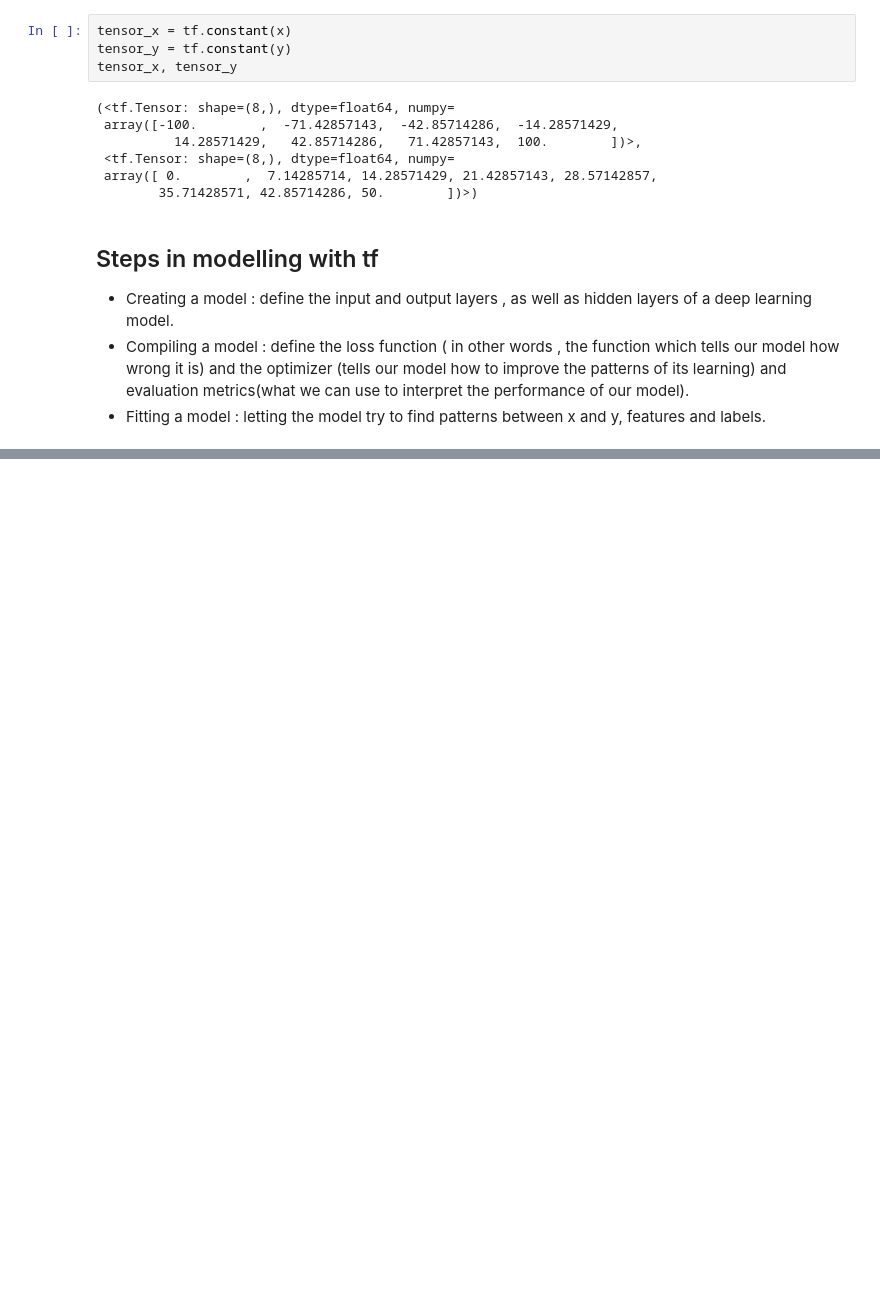
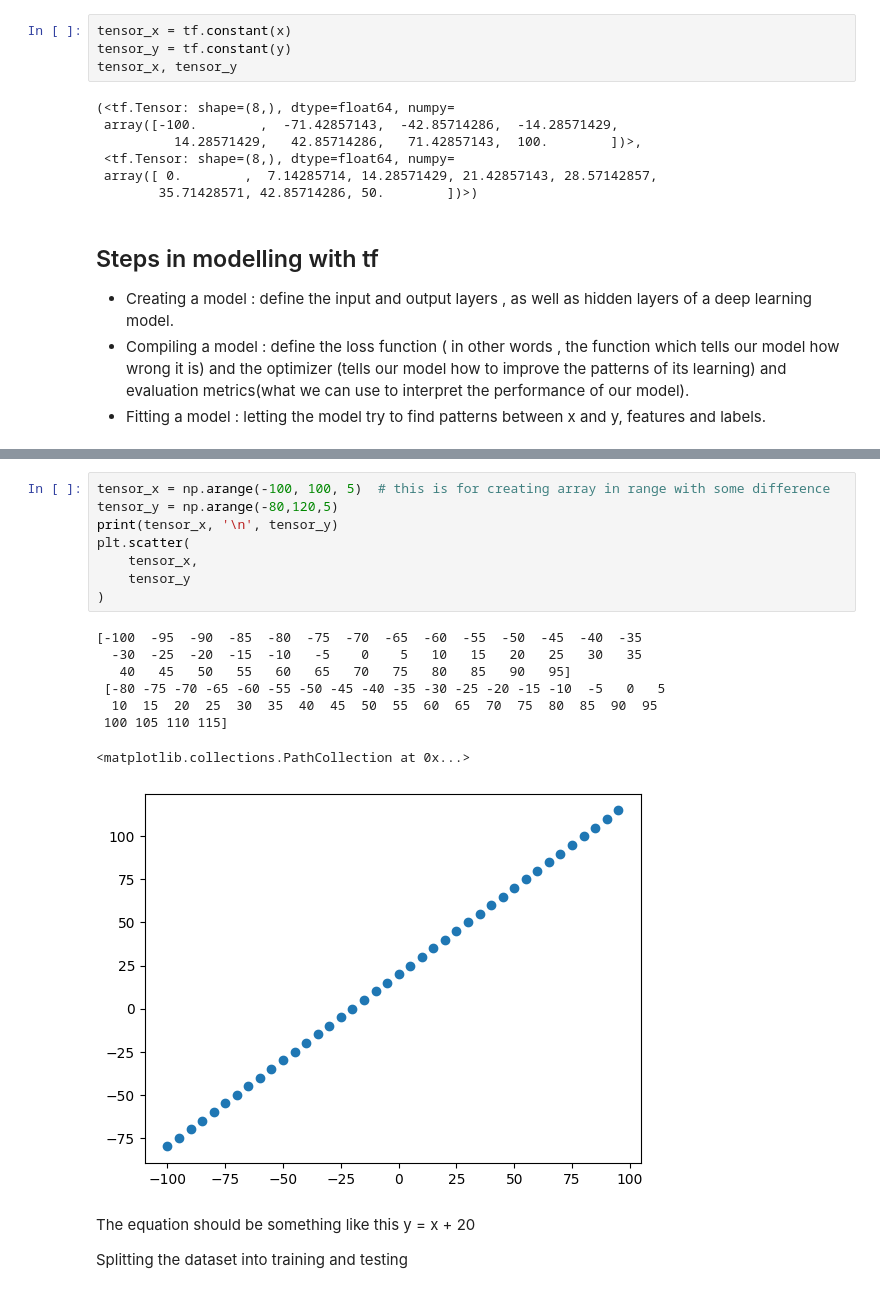
Before and after one commit to krahul2024/machine-learning, a Jupyter notebook: tensors/tensors_two.ipynb, the cells around one changed output, grey strips where cells are left out. Saved outputs shown, nothing was run; the diff lists cells and outputs as text; blank space fills up the shorter version.

```diff
--- a/tensors/tensors_two.ipynb
+++ b/tensors/tensors_two.ipynb
@@ -51,0 +108,22 @@ tensor_x, tensor_y
+# %%
+tensor_x = np.arange(-100, 100, 5)  # this is for creating array in range with some difference
+tensor_y = np.arange(-80,120,5)
+print(tensor_x, '\n', tensor_y)
+plt.scatter(
+    tensor_x,
+    tensor_y
+)
+# %% [output]
+[-100  -95  -90  -85  -80  -75  -70  -65  -60  -55  -50  -45  -40  -35
+  -30  -25  -20  -15  -10   -5    0    5   10   15   20   25   30   35
+   40   45   50   55   60   65   70   75   80   85   90   95]
+ [-80 -75 -70 -65 -60 -55 -50 -45 -40 -35 -30 -25 -20 -15 -10  -5   0   5
+  10  15  20  25  30  35  40  45  50  55  60  65  70  75  80  85  90  95
+ 100 105 110 115]
+<matplotlib.collections.PathCollection at 0x...>
+[figure, added]
+# %% [markdown]
+The equation should be something like this
+y = x + 20
+
+Splitting the dataset into training and testing
```
Also changed, not shown: parts of 3 cells of this notebook.
